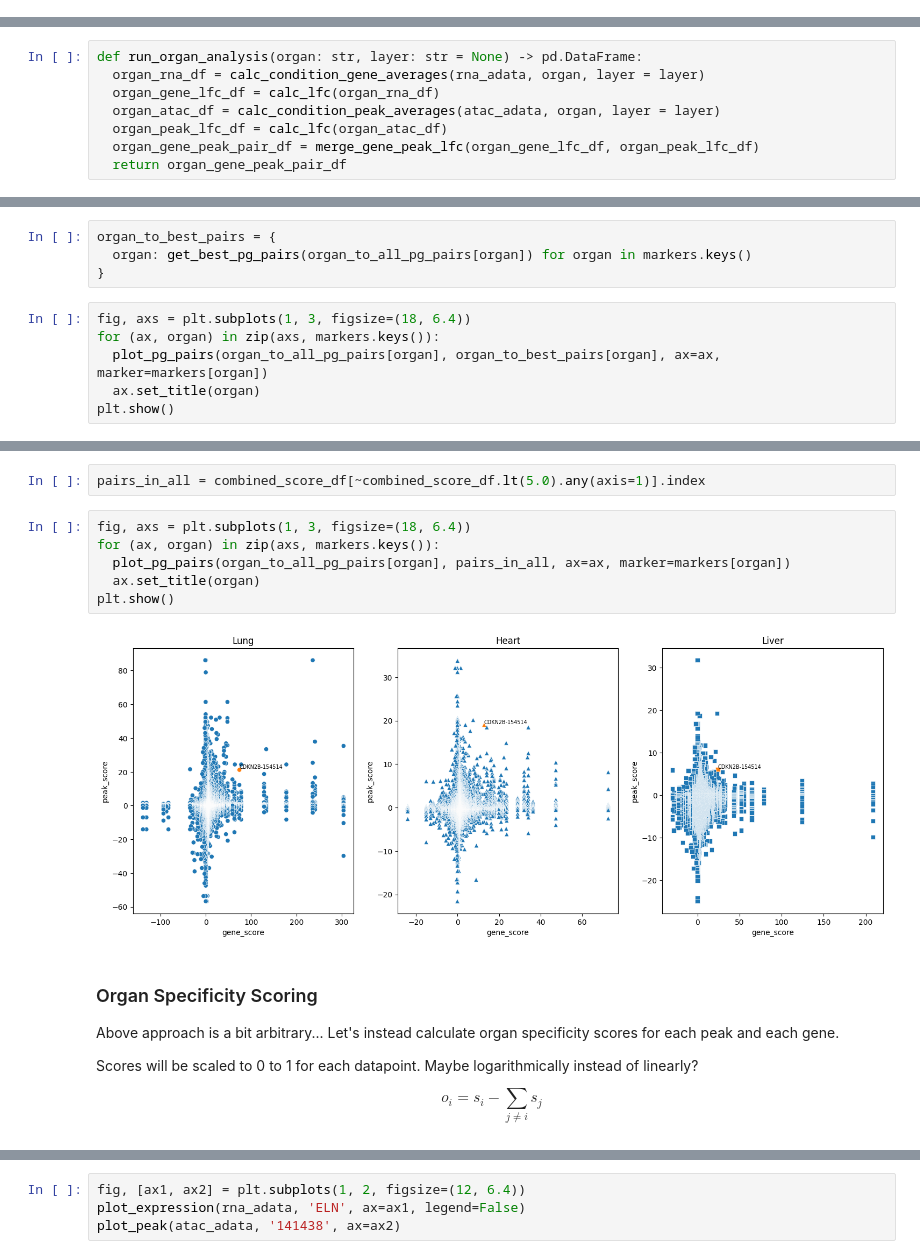
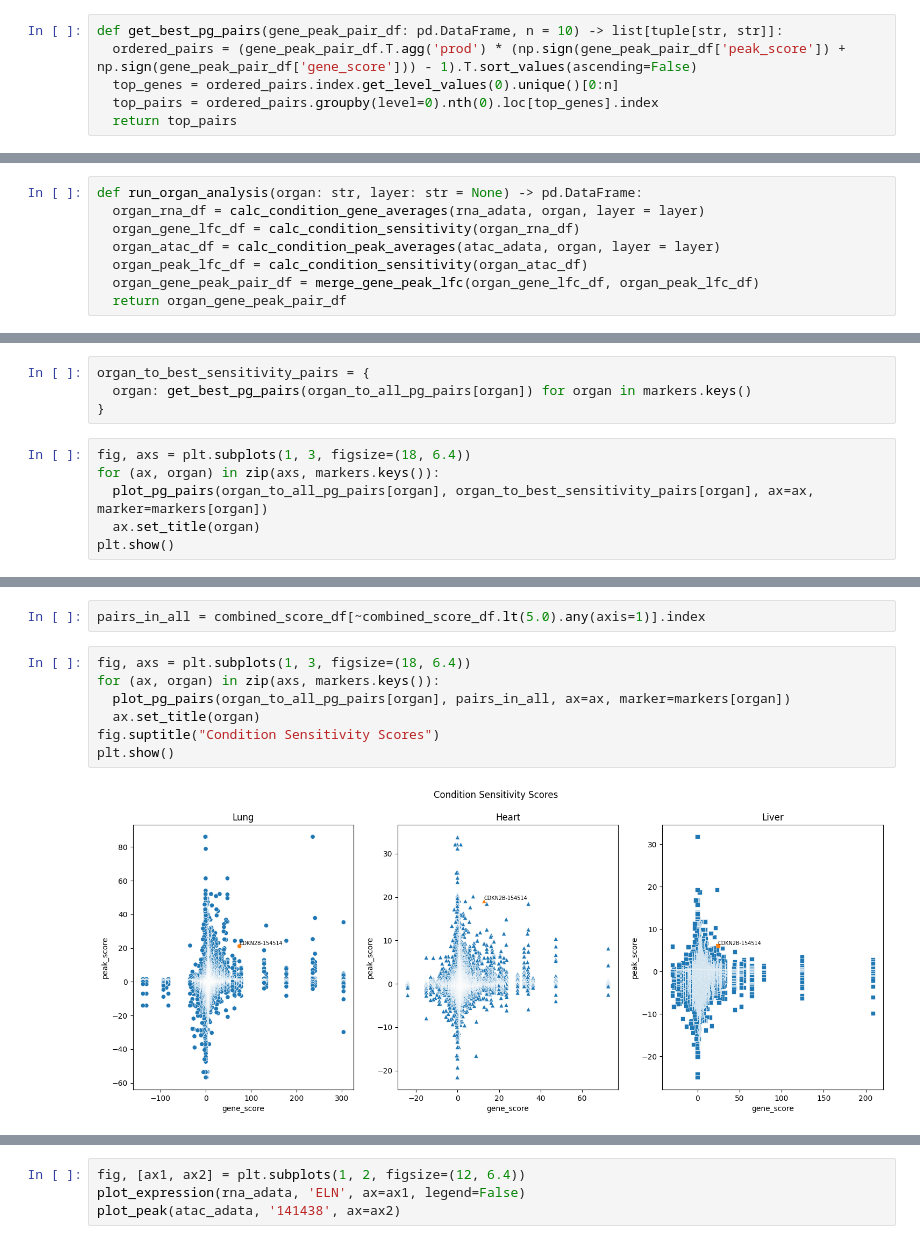
Before and after one commit to pawelab/OrganConditionalFibrosis, a Jupyter notebook: find_genes_peaks.ipynb, the cells around one changed output, grey strips where cells are left out. Saved outputs shown, nothing was run; the diff lists cells and outputs as text.

```diff
--- a/find_genes_peaks.ipynb
+++ b/find_genes_peaks.ipynb
@@ -340,3 +340,9 @@ def get_best_pg_pairs(gene_peak_pair_df: pd.DataFrame) -> list[tuple[str, str]]:
+# %%
+def get_best_pg_pairs(gene_peak_pair_df: pd.DataFrame, n = 10) -> list[tuple[str, str]]:
+  ordered_pairs = (gene_peak_pair_df.T.agg('prod') * (np.sign(gene_peak_pair_df['peak_score']) + np.sign(gene_peak_pair_df['gene_score'])) - 1).T.sort_values(ascending=False)
+  top_genes = ordered_pairs.index.get_level_values(0).unique()[0:n]
+  top_pairs = ordered_pairs.groupby(level=0).nth(0).loc[top_genes].index
+  return top_pairs
 # %%
 heart_gene_peak_pair_df = merge_gene_peak_lfc(heart_gene_lfc_df, heart_peak_df)
 best_heart_peaks = get_best_pg_pairs(heart_gene_peak_pair_df)
@@ -362,9 +368,9 @@ plt.show()
 # %%
 def run_organ_analysis(organ: str, layer: str = None) -> pd.DataFrame:
   organ_rna_df = calc_condition_gene_averages(rna_adata, organ, layer = layer)
-  organ_gene_lfc_df = calc_lfc(organ_rna_df)
+  organ_gene_lfc_df = calc_condition_sensitivity(organ_rna_df)
   organ_atac_df = calc_condition_peak_averages(atac_adata, organ, layer = layer)
-  organ_peak_lfc_df = calc_lfc(organ_atac_df)
+  organ_peak_lfc_df = calc_condition_sensitivity(organ_atac_df)
   organ_gene_peak_pair_df = merge_gene_peak_lfc(organ_gene_lfc_df, organ_peak_lfc_df)
   return organ_gene_peak_pair_df
 # %%
@@ -372,13 +378,13 @@ organ_to_all_pg_pairs = {
   organ: run_organ_analysis(organ) for organ in markers.keys()
 }
 # %%
-organ_to_best_pairs = {
+organ_to_best_sensitivity_pairs = {
   organ: get_best_pg_pairs(organ_to_all_pg_pairs[organ]) for organ in markers.keys()
 }
 # %%
 fig, axs = plt.subplots(1, 3, figsize=(18, 6.4))
 for (ax, organ) in zip(axs, markers.keys()):
-  plot_pg_pairs(organ_to_all_pg_pairs[organ], organ_to_best_pairs[organ], ax=ax, marker=markers[organ])
+  plot_pg_pairs(organ_to_all_pg_pairs[organ], organ_to_best_sensitivity_pairs[organ], ax=ax, marker=markers[organ])
   ax.set_title(organ)
 plt.show()
 # %% [output]
@@ -409,16 +415,9 @@ pairs_in_all = combined_score_df[~combined_score_df.lt(5.0).any(axis=1)].index
 # %%
 fig, axs = plt.subplots(1, 3, figsize=(18, 6.4))
 for (ax, organ) in zip(axs, markers.keys()):
   plot_pg_pairs(organ_to_all_pg_pairs[organ], pairs_in_all, ax=ax, marker=markers[organ])
   ax.set_title(organ)
+fig.suptitle("Condition Sensitivity Scores")
 plt.show()
 # %% [output]
-[figure, old version]
+[figure, new version]
-# %% [markdown]
-### Organ Specificity Scoring
-
-Above approach is a bit arbitrary... Let's instead calculate organ specificity scores for each peak and each gene.
-
-Scores will be scaled to 0 to 1 for each datapoint. Maybe logarithmically instead of linearly?
-
-$$o_i = s_i - \sum_{j\neq i} s_j$$
```
Also changed, not shown: parts of 34 cells of this notebook.
